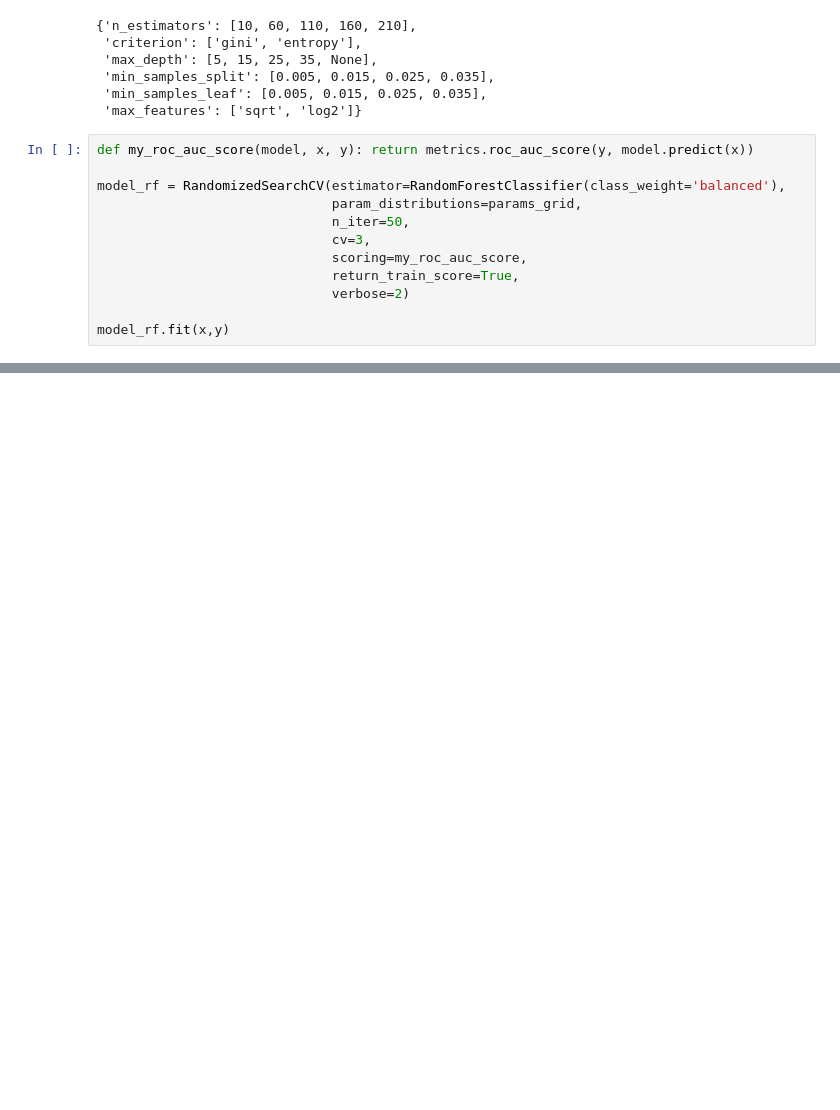
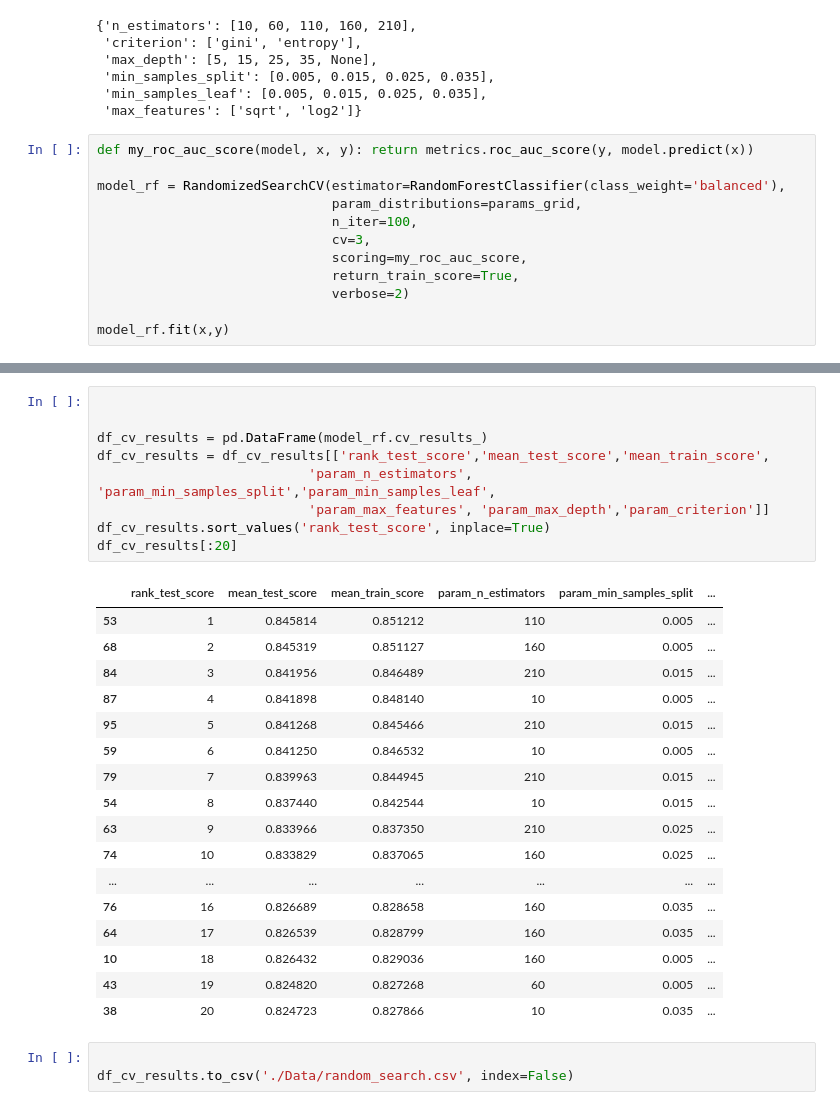
Before and after one commit to PFE2024/satt_ai, a Jupyter notebook: twitter/RF HP.ipynb, the cells around one changed output, grey strips where cells are left out. Cells and saved outputs as stored; diff of their text form; blank space fills up the shorter version.

```diff
--- a/twitter/RF HP.ipynb
+++ b/twitter/RF HP.ipynb
@@ -72,7 +85,7 @@ def my_roc_auc_score(model, x, y): return metrics.roc_auc_score(y, model.predict
 
 model_rf = RandomizedSearchCV(estimator=RandomForestClassifier(class_weight='balanced'),
                               param_distributions=params_grid,
-                              n_iter=50,
+                              n_iter=100,
                               cv=3,
                               scoring=my_roc_auc_score,
                               return_train_score=True,
@@ -81,0 +137,30 @@ model_rf.fit(x,y)
+# %%
+
+
+df_cv_results = pd.DataFrame(model_rf.cv_results_)
+df_cv_results = df_cv_results[['rank_test_score','mean_test_score','mean_train_score',
+                           'param_n_estimators', 'param_min_samples_split','param_min_samples_leaf',
+                           'param_max_features', 'param_max_depth','param_criterion']]
+df_cv_results.sort_values('rank_test_score', inplace=True)
+df_cv_results[:20]
+# %% [output]
+|  | rank_test_score | mean_test_score | mean_train_score | param_n_estimators | param_min_samples_split | ... |
+| 53 | 1 | 0.845814 | 0.851212 | 110 | 0.005 | ... |
+| 68 | 2 | 0.845319 | 0.851127 | 160 | 0.005 | ... |
+| 84 | 3 | 0.841956 | 0.846489 | 210 | 0.015 | ... |
+| 87 | 4 | 0.841898 | 0.848140 | 10 | 0.005 | ... |
+| 95 | 5 | 0.841268 | 0.845466 | 210 | 0.015 | ... |
+| 59 | 6 | 0.841250 | 0.846532 | 10 | 0.005 | ... |
+| 79 | 7 | 0.839963 | 0.844945 | 210 | 0.015 | ... |
+| 54 | 8 | 0.837440 | 0.842544 | 10 | 0.015 | ... |
+| 63 | 9 | 0.833966 | 0.837350 | 210 | 0.025 | ... |
+| 74 | 10 | 0.833829 | 0.837065 | 160 | 0.025 | ... |
+| ... | ... | ... | ... | ... | ... | ... |
+| 76 | 16 | 0.826689 | 0.828658 | 160 | 0.035 | ... |
+| 64 | 17 | 0.826539 | 0.828799 | 160 | 0.035 | ... |
+| 10 | 18 | 0.826432 | 0.829036 | 160 | 0.005 | ... |
+| 43 | 19 | 0.824820 | 0.827268 | 60 | 0.005 | ... |
+| 38 | 20 | 0.824723 | 0.827866 | 10 | 0.035 | ... |
+# %%
+
+df_cv_results.to_csv('./Data/random_search.csv', index=False)
```
Also changed, not shown: parts of 4 cells of this notebook, 16 other files.
